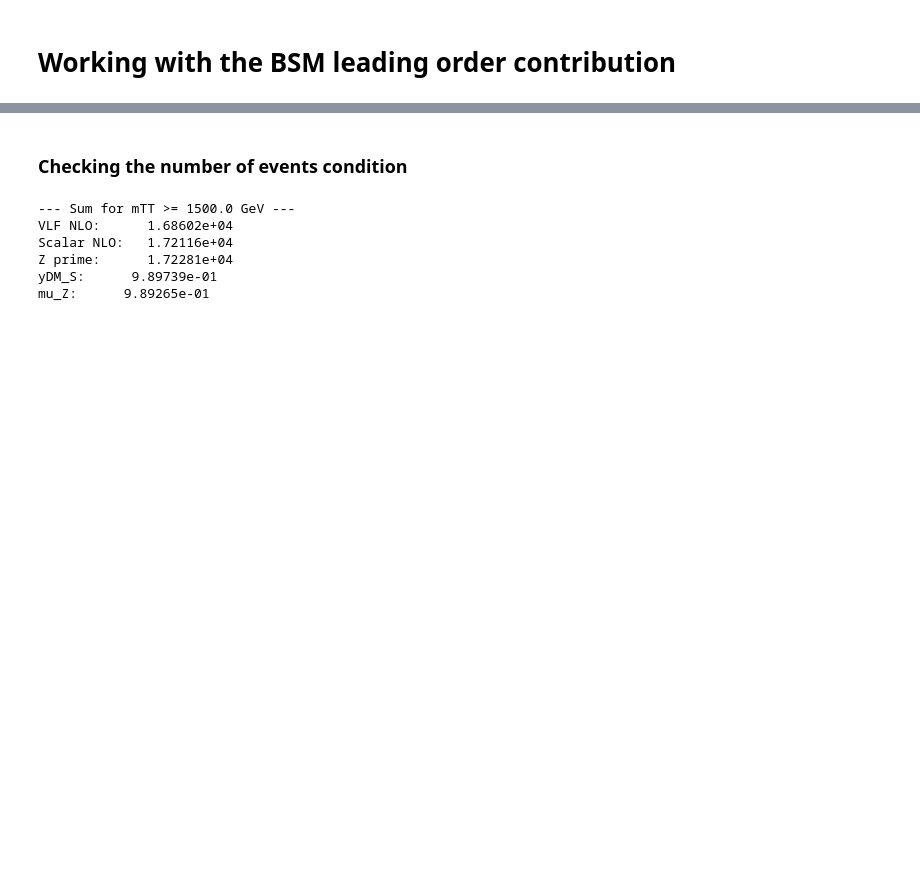
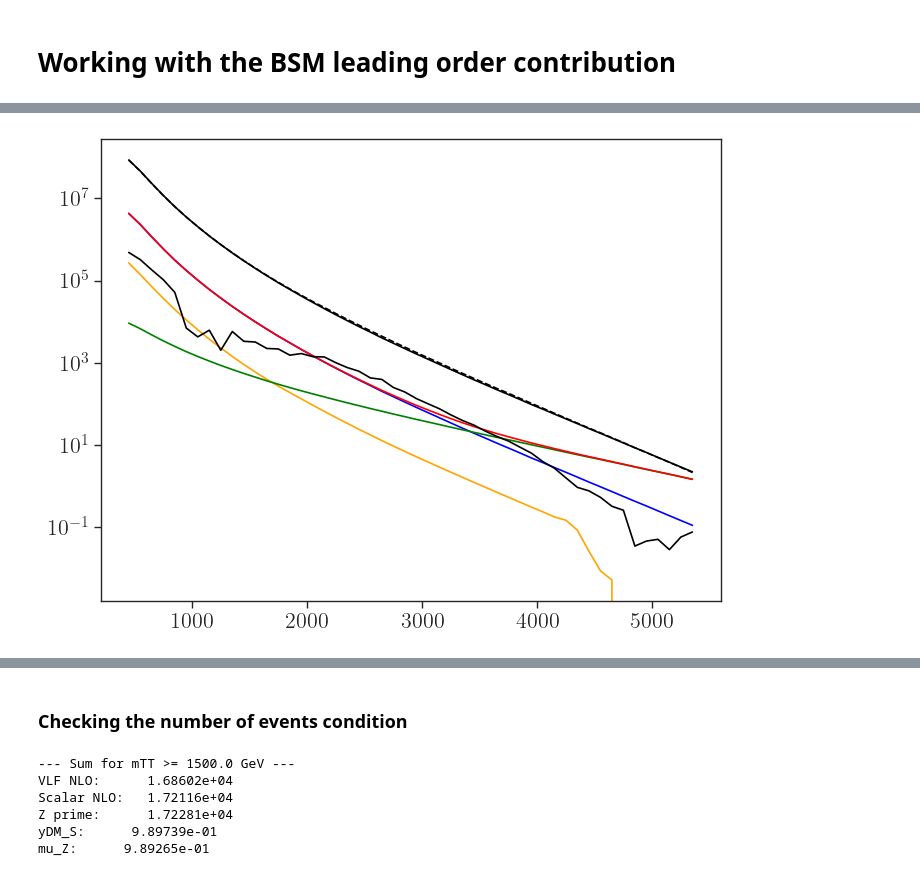
Before and after one commit to viniciusrocca/EFT_ToyModel, a Jupyter notebook: Plots/Article_method.ipynb, the cells around one changed output, grey strips where cells are left out. Saved outputs shown, nothing was run; the diff lists cells and outputs as text; code cells hidden in the pictures; blank space fills up the shorter version.

```diff
--- a/Plots/Article_method.ipynb
+++ b/Plots/Article_method.ipynb
@@ -139,26 +139,24 @@ print(soma)
 def load_npz_data(file_pattern):
     """Loads and concatenates data from all .npz files matching a pattern."""
     files = glob.glob(file_pattern)
-    mtt_list, weights_list = [], []
+    data_fake = []
     for f in files:
-        data = np.load(f)
-        mtt_list.append(data['mTT'])
-        weights_list.append(data['weights'])
-    if mtt_list:
-        return np.concatenate(mtt_list), np.concatenate(weights_list)
-    return np.array([]), np.array([])
+        data_fake.append(np.load(f))
+
+    return data_fake
 
 # ====================================================================
 # Load the raw Pseudo-Data files ONCE at the beginning of the script
 # ====================================================================
-path_fake_sm = "/home/vinicius/EFT_ToyModel/processFolders/Distributions/bias/sm/pp2ttbar_gs4/pseudo_data/*.npz"
-path_fake_qq = "/home/vinicius/EFT_ToyModel/processFolders/Distributions/bias/UV_BSM/qq2ttbar_gs4_ydm2/pseudo_data/*.npz"
-path_fake_gg = "/home/vinicius/EFT_ToyModel/processFolders/Distributions/bias/UV_BSM/gg2ttbar_gs4_ydm2/pseudo_data/*.npz"
+path_fake_sm = "/home/vinicius/EFT_ToyModel/processFolders/Distributions/bias/sm/pp2ttbar_gs4/*pseudo_data*/*.npz"
+path_fake_qq = "/home/vinicius/EFT_ToyModel/processFolders/Distributions/bias/SMS_1_loop/qq2ttbar_gs4_ydm2/bias_article/*900*.npz"
+path_fake_gg = "/home/vinicius/EFT_ToyModel/processFolders/Distributions/bias/SMS_1_loop/gg2ttbar_gs4_ydm2/bias_article/*900*.npz"
 
-mtt_fake_sm, w_fake_sm = load_npz_data(path_fake_sm)
-mtt_fake_qq, w_fake_qq = load_npz_data(path_fake_qq)
-mtt_fake_gg, w_fake_gg = load_npz_data(path_fake_gg)
+# Define the reescale
+# (e.g., if generated with yDM=2 but you want it to represent yDM=6, use (6/2)**2 = 9.0)
+fake_scale_factor = (1.268000e+01)**2
 
-# Define how much you want to rescale the interference term for the fake data
-# (e.g., if generated with yDM=2 but you want it to represent yDM=6, use (6/2)**2 = 9.0)
-fake_scale_factor = (6.0 )**2
+d_fake = []
+for file in [path_fake_sm, path_fake_qq, path_fake_gg]:
+    d_fake += load_npz_data(file )
+print(d_fake)
@@ -883,3 +1220,17 @@ vs Z'           -> Chi2 = 3140583.5 | p-value = 0.00e+00 | Z = 7.94 sigma
+# %%
+fig, ax = plt.subplots(figsize=(8, 6))
+
+ax.plot(x, sm_sys, 'blue')
+ax.plot(x, hErr_sm_mc, 'orange')
+ax.plot(x,sqrt_N, 'green')
+ax.plot(x, np.sqrt(sqrt_N**2 + sm_sys**2), 'red')
+ax.plot(x,np.abs(bsm_hists[-1]), 'black' )
+ax.plot(x,h_sm, 'black' )
+ax.plot(x,N_obs, 'black', ls = '--' )
+ax.set_yscale('log')
+plt.show()
+# %% [output]
+[figure, added]
 # %%
 
 mTP = 1000.0 #GeV
```
Also changed, not shown: parts of 10 cells of this notebook, 53 other files.
